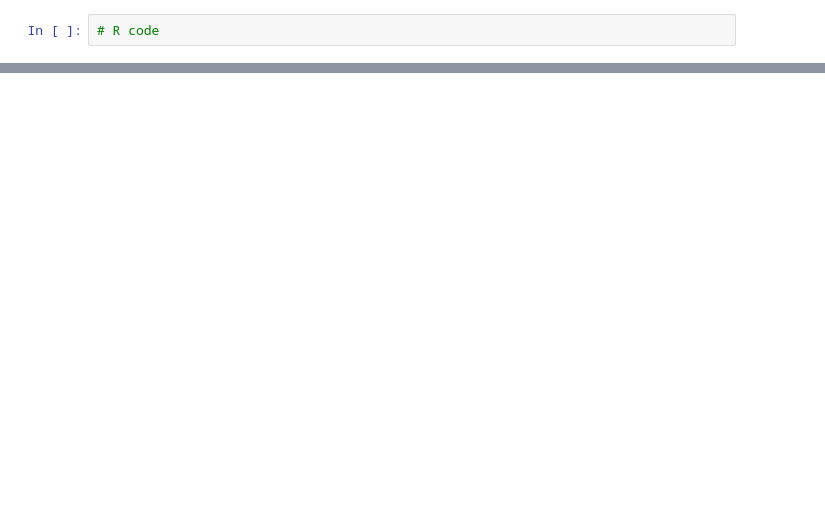
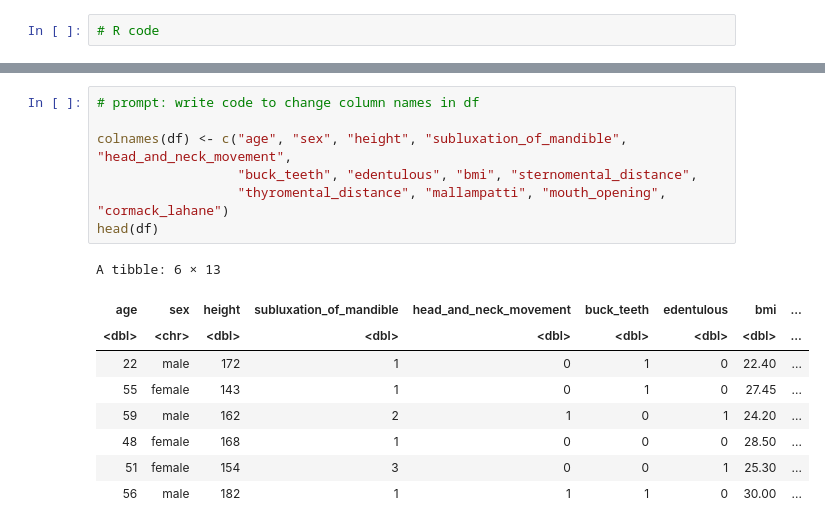
Before and after one commit to harnalashok/classification, a Jupyter notebook: airways_r.ipynb, the cells around one changed output, grey strips where cells are left out. Cells and saved outputs as stored; diff of their text form; blank space fills up the shorter version.

```diff
--- a/airways_r.ipynb
+++ b/airways_r.ipynb
@@ -36,0 +54,17 @@ A tibble: 6 × 13
+# %%
+# prompt: write code to change column names in df
+
+colnames(df) <- c("age", "sex", "height", "subluxation_of_mandible", "head_and_neck_movement",
+                  "buck_teeth", "edentulous", "bmi", "sternomental_distance",
+                  "thyromental_distance", "mallampatti", "mouth_opening", "cormack_lahane")
+head(df)
+# %% [output]
+A tibble: 6 × 13
+| age | sex | height | subluxation_of_mandible | head_and_neck_movement | buck_teeth | edentulous | bmi | ... |
+| <dbl> | <chr> | <dbl> | <dbl> | <dbl> | <dbl> | <dbl> | <dbl> | ... |
+| 22 | male | 172 | 1 | 0 | 1 | 0 | 22.40 | ... |
+| 55 | female | 143 | 1 | 0 | 1 | 0 | 27.45 | ... |
+| 59 | male | 162 | 2 | 1 | 0 | 1 | 24.20 | ... |
+| 48 | female | 168 | 1 | 0 | 0 | 0 | 28.50 | ... |
+| 51 | female | 154 | 3 | 0 | 0 | 1 | 25.30 | ... |
+| 56 | male | 182 | 1 | 1 | 1 | 0 | 30.00 | ... |
```
Also changed, not shown: parts of 7 cells of this notebook.
